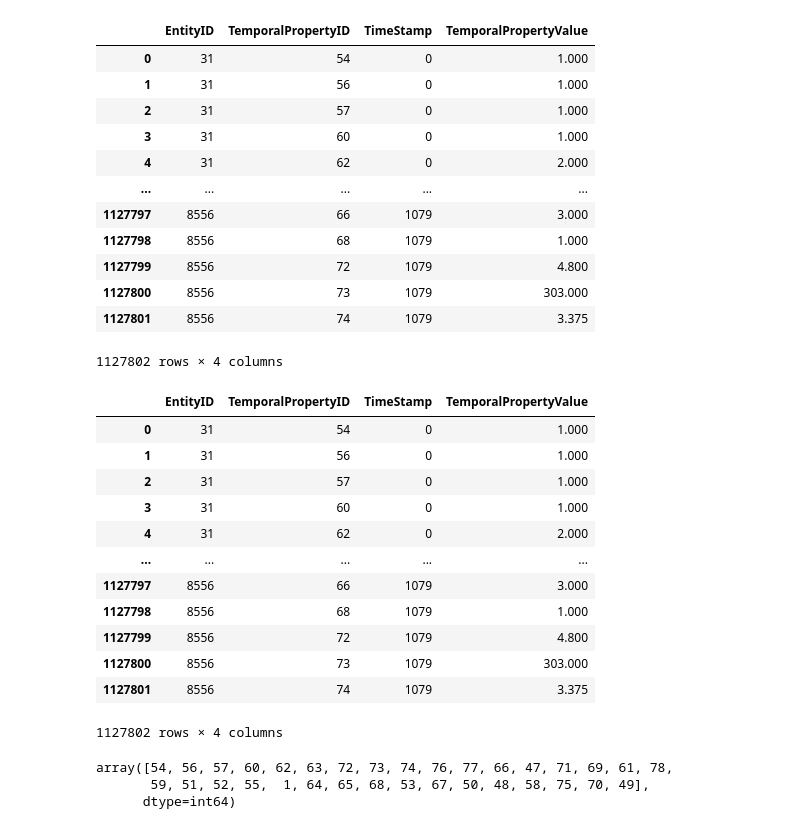
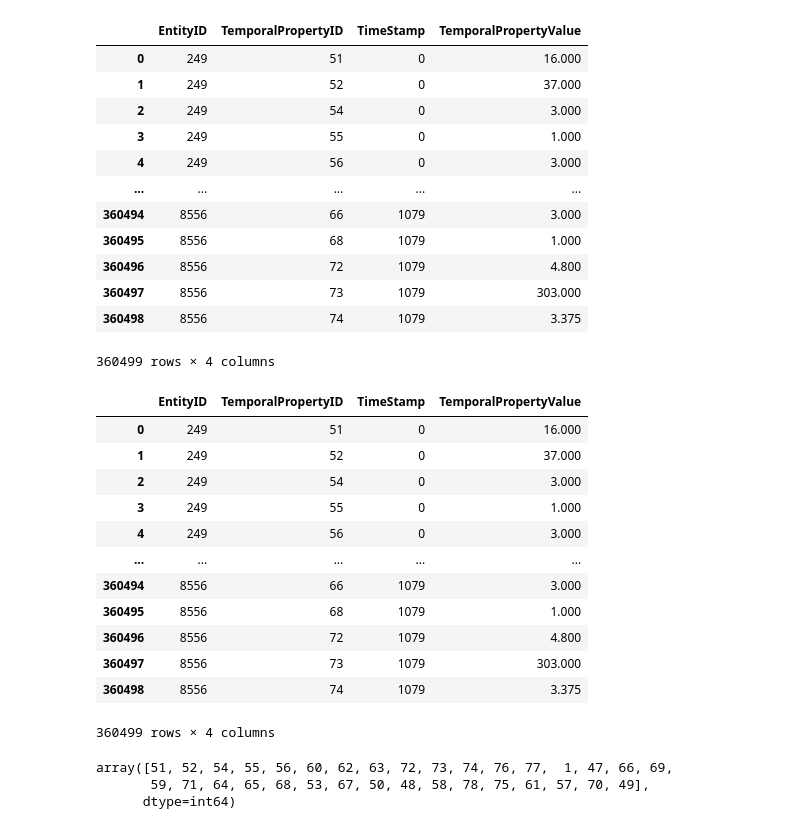
Before and after one commit to RavidRo/FallsData, a Jupyter notebook: gradient_abstraction.ipynb, the cells around one changed output. Saved outputs shown, nothing was run; the diff lists cells and outputs as text; code cells hidden in the pictures.

```diff
--- a/gradient_abstraction.ipynb
+++ b/gradient_abstraction.ipynb
@@ -3,46 +3,46 @@ import pandas as pd
 import matplotlib.pyplot as plt
 import numpy as np
 # %%
-data_directory = "Falls_one_class_300_balanced"
+data_directory = "Falls_one_class_100_balanced"
 raw_data = pd.read_csv(data_directory + "/raw_data.csv")
 vmap = pd.read_csv(data_directory + "/vmap.csv")
 raw_data
 # %% [output]
 |  | EntityID | TemporalPropertyID | TimeStamp | TemporalPropertyValue |
-| 0 | 31 | 54 | 0 | 1.000 |
-| 1 | 31 | 56 | 0 | 1.000 |
-| 2 | 31 | 57 | 0 | 1.000 |
-| 3 | 31 | 60 | 0 | 1.000 |
-| 4 | 31 | 62 | 0 | 2.000 |
+| 0 | 249 | 51 | 0 | 16.000 |
+| 1 | 249 | 52 | 0 | 37.000 |
+| 2 | 249 | 54 | 0 | 3.000 |
+| 3 | 249 | 55 | 0 | 1.000 |
+| 4 | 249 | 56 | 0 | 3.000 |
 | ... | ... | ... | ... | ... |
-| 1127797 | 8556 | 66 | 1079 | 3.000 |
-| 1127798 | 8556 | 68 | 1079 | 1.000 |
-| 1127799 | 8556 | 72 | 1079 | 4.800 |
-| 1127800 | 8556 | 73 | 1079 | 303.000 |
-| 1127801 | 8556 | 74 | 1079 | 3.375 |
+| 360494 | 8556 | 66 | 1079 | 3.000 |
+| 360495 | 8556 | 68 | 1079 | 1.000 |
+| 360496 | 8556 | 72 | 1079 | 4.800 |
+| 360497 | 8556 | 73 | 1079 | 303.000 |
+| 360498 | 8556 | 74 | 1079 | 3.375 |
-1127802 rows × 4 columns
+360499 rows × 4 columns
 # %%
 raw_data
 # %% [output]
 |  | EntityID | TemporalPropertyID | TimeStamp | TemporalPropertyValue |
-| 0 | 31 | 54 | 0 | 1.000 |
-| 1 | 31 | 56 | 0 | 1.000 |
-| 2 | 31 | 57 | 0 | 1.000 |
-| 3 | 31 | 60 | 0 | 1.000 |
-| 4 | 31 | 62 | 0 | 2.000 |
+| 0 | 249 | 51 | 0 | 16.000 |
+| 1 | 249 | 52 | 0 | 37.000 |
+| 2 | 249 | 54 | 0 | 3.000 |
+| 3 | 249 | 55 | 0 | 1.000 |
+| 4 | 249 | 56 | 0 | 3.000 |
 | ... | ... | ... | ... | ... |
-| 1127797 | 8556 | 66 | 1079 | 3.000 |
-| 1127798 | 8556 | 68 | 1079 | 1.000 |
-| 1127799 | 8556 | 72 | 1079 | 4.800 |
-| 1127800 | 8556 | 73 | 1079 | 303.000 |
-| 1127801 | 8556 | 74 | 1079 | 3.375 |
+| 360494 | 8556 | 66 | 1079 | 3.000 |
+| 360495 | 8556 | 68 | 1079 | 1.000 |
+| 360496 | 8556 | 72 | 1079 | 4.800 |
+| 360497 | 8556 | 73 | 1079 | 303.000 |
+| 360498 | 8556 | 74 | 1079 | 3.375 |
-1127802 rows × 4 columns
+360499 rows × 4 columns
 # %%
 temporal_propertiy_ids = raw_data["TemporalPropertyID"].unique()
 temporal_propertiy_ids
 # %% [output]
-array([54, 56, 57, 60, 62, 63, 72, 73, 74, 76, 77, 66, 47, 71, 69, 61, 78,
-       59, 51, 52, 55,  1, 64, 65, 68, 53, 67, 50, 48, 58, 75, 70, 49],
+array([51, 52, 54, 55, 56, 60, 62, 63, 72, 73, 74, 76, 77,  1, 47, 66, 69,
+       59, 71, 64, 65, 68, 53, 67, 50, 48, 58, 78, 75, 61, 57, 70, 49],
       dtype=int64)
 # %%
 properties_timestamps = {}
```
Also changed, not shown: parts of 6 cells of this notebook.
